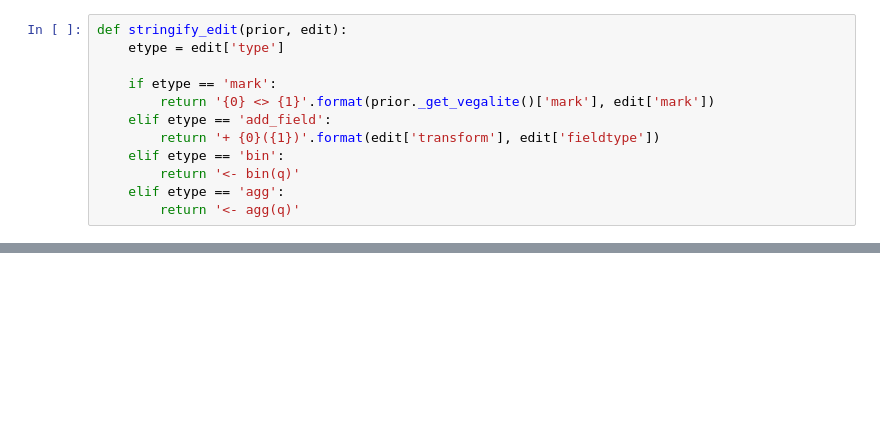
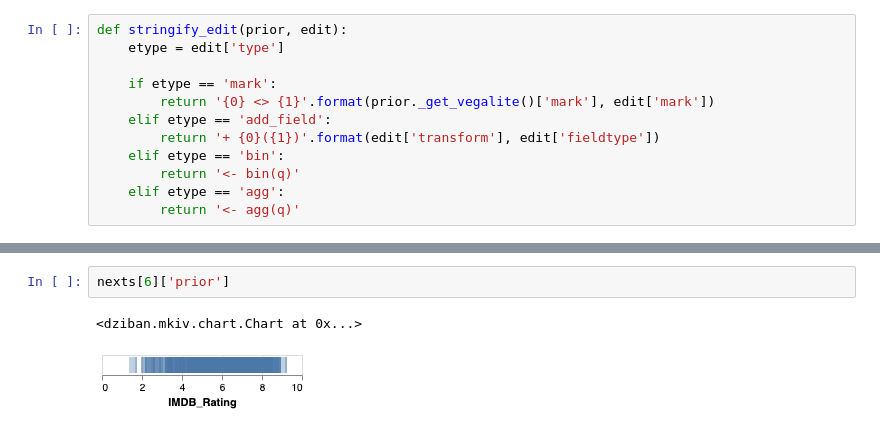
Before and after one commit to uwdata/dziban, a Jupyter notebook: analysis/Cold vs Anchored.ipynb, the cells around one changed output, grey strips where cells are left out. Cells and saved outputs as stored; diff of their text form; blank space fills up the shorter version.

```diff
--- a/analysis/Cold vs Anchored.ipynb
+++ b/analysis/Cold vs Anchored.ipynb
@@ -292,0 +432,5 @@ df.head(len(df))
+# %%
+nexts[6]['prior']
+# %% [output]
+<dziban.mkiv.chart.Chart at 0x...>
+[figure, added]
```
Also changed, not shown: parts of 12 cells of this notebook, 3 other files.
